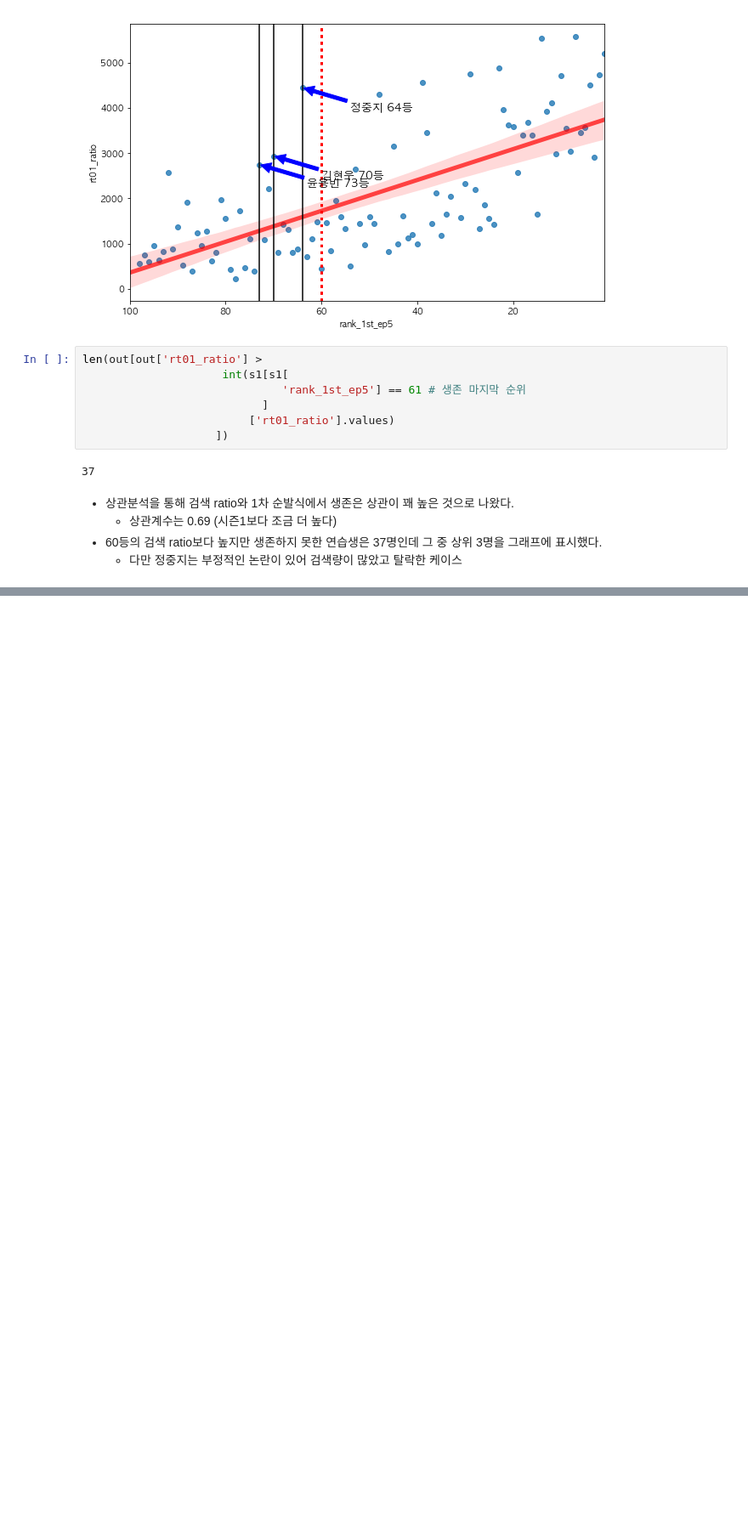
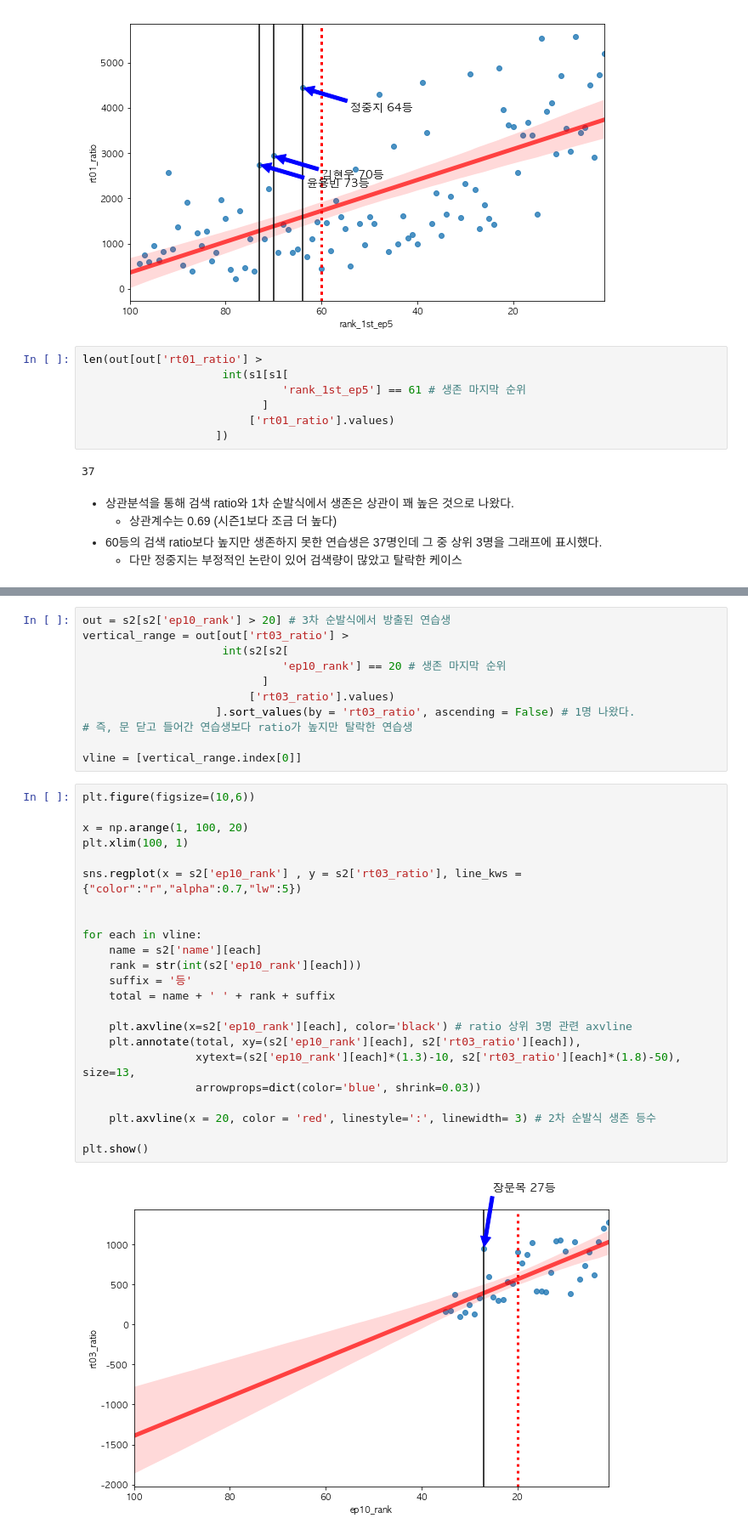
Before and after one commit to Juuhyung0421/pd101, a Jupyter notebook: pd101_corrcoef.ipynb, the cells around one changed output, grey strips where cells are left out. Shown at 85% size. Drawn from its saved outputs; the diff is of its cells as text; blank space fills up the shorter version.

```diff
--- a/pd101_corrcoef.ipynb
+++ b/pd101_corrcoef.ipynb
@@ -309,0 +372,36 @@ sns.regplot(x = total_20['final_rank'] ,
+# %%
+out = s2[s2['ep10_rank'] > 20] # 3차 순발식에서 방출된 연습생
+vertical_range = out[out['rt03_ratio'] >
+                     int(s2[s2[
+                              'ep10_rank'] == 20 # 생존 마지막 순위
+                           ]
+                         ['rt03_ratio'].values)
+                    ].sort_values(by = 'rt03_ratio', ascending = False) # 1명 나왔다.
+# 즉, 문 닫고 들어간 연습생보다 ratio가 높지만 탈락한 연습생
+
+vline = [vertical_range.index[0]]
+# %%
+plt.figure(figsize=(10,6))
+
+x = np.arange(1, 100, 20)
+plt.xlim(100, 1)
+
+sns.regplot(x = s2['ep10_rank'] , y = s2['rt03_ratio'], line_kws = {"color":"r","alpha":0.7,"lw":5})
+
+
+for each in vline:
+    name = s2['name'][each]
+    rank = str(int(s2['ep10_rank'][each]))
+    suffix = '등'
+    total = name + ' ' + rank + suffix
+
+    plt.axvline(x=s2['ep10_rank'][each], color='black') # ratio 상위 3명 관련 axvline
+    plt.annotate(total, xy=(s2['ep10_rank'][each], s2['rt03_ratio'][each]),
+                 xytext=(s2['ep10_rank'][each]*(1.3)-10, s2['rt03_ratio'][each]*(1.8)-50), size=13,
+                 arrowprops=dict(color='blue', shrink=0.03))
+
+    plt.axvline(x = 20, color = 'red', linestyle=':', linewidth= 3) # 2차 순발식 생존 등수
+
+plt.show()
+# %% [output]
+[figure, added]
```
Also changed, not shown: parts of 101 cells of this notebook.
